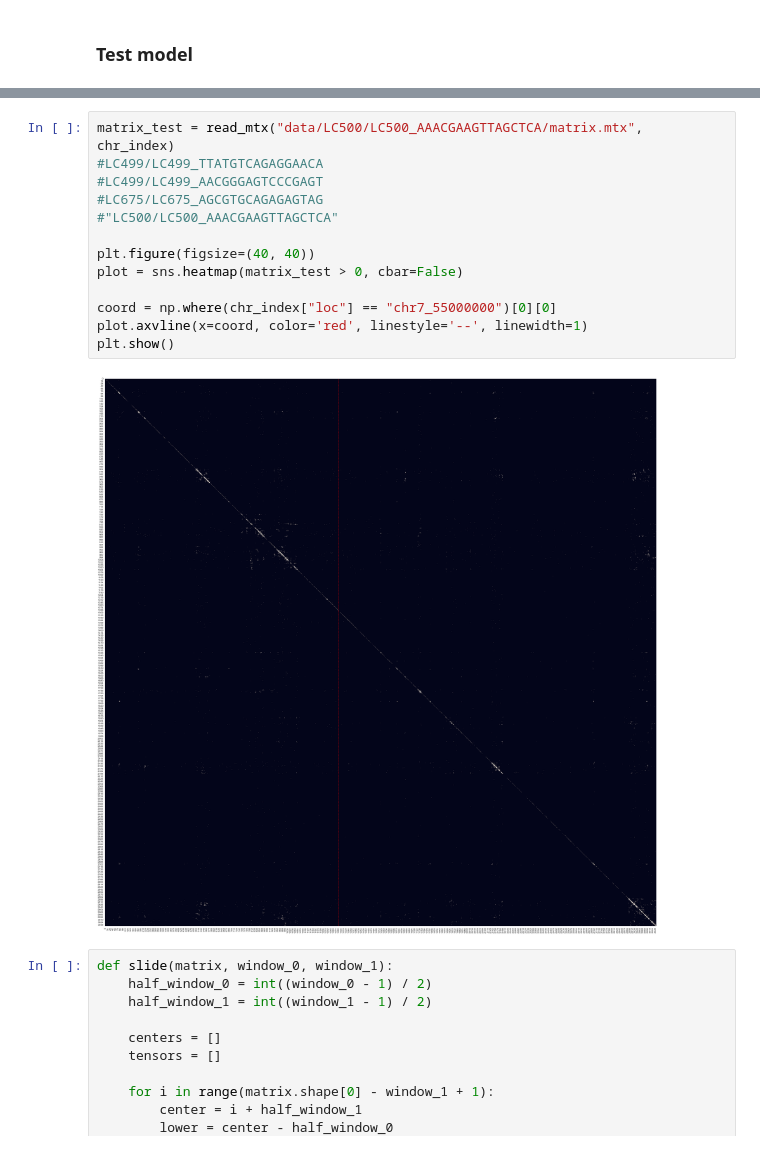
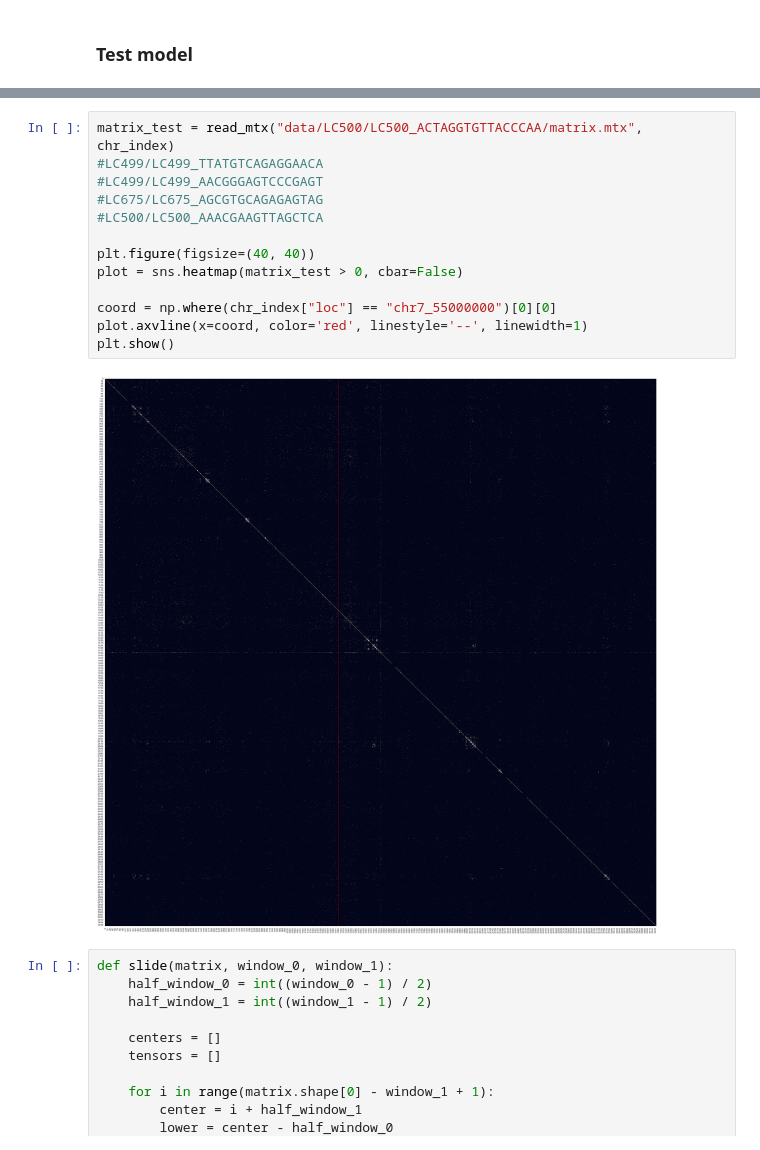
Before and after one commit to Enterprise-D/ecDNAalternative, a Jupyter notebook: model.ipynb, the cells around one changed output, grey strips where cells are left out. Drawn from its saved outputs; the diff is of its cells as text.

```diff
--- a/model.ipynb
+++ b/model.ipynb
@@ -445,20 +444,20 @@ CNN(
   (dropout_fc): Dropout(p=0.5, inplace=False)
 )
 # %%
-matrix_test = read_mtx("data/LC500/LC500_AAACGAAGTTAGCTCA/matrix.mtx", chr_index)
+matrix_test = read_mtx("data/LC500/LC500_ACTAGGTGTTACCCAA/matrix.mtx", chr_index)
 #LC499/LC499_TTATGTCAGAGGAACA
 #LC499/LC499_AACGGGAGTCCCGAGT
 #LC675/LC675_AGCGTGCAGAGAGTAG
-#"LC500/LC500_AAACGAAGTTAGCTCA"
+#LC500/LC500_AAACGAAGTTAGCTCA
 
 plt.figure(figsize=(40, 40))
 plot = sns.heatmap(matrix_test > 0, cbar=False)
 
 coord = np.where(chr_index["loc"] == "chr7_55000000")[0][0]
 plot.axvline(x=coord, color='red', linestyle='--', linewidth=1)
 plt.show()
 # %% [output]
-[figure, old version]
+[figure, new version]
 # %%
 def slide(matrix, window_0, window_1):
     half_window_0 = int((window_0 - 1) / 2)
```
Also changed, not shown: parts of 18 cells of this notebook, 4 other files.
